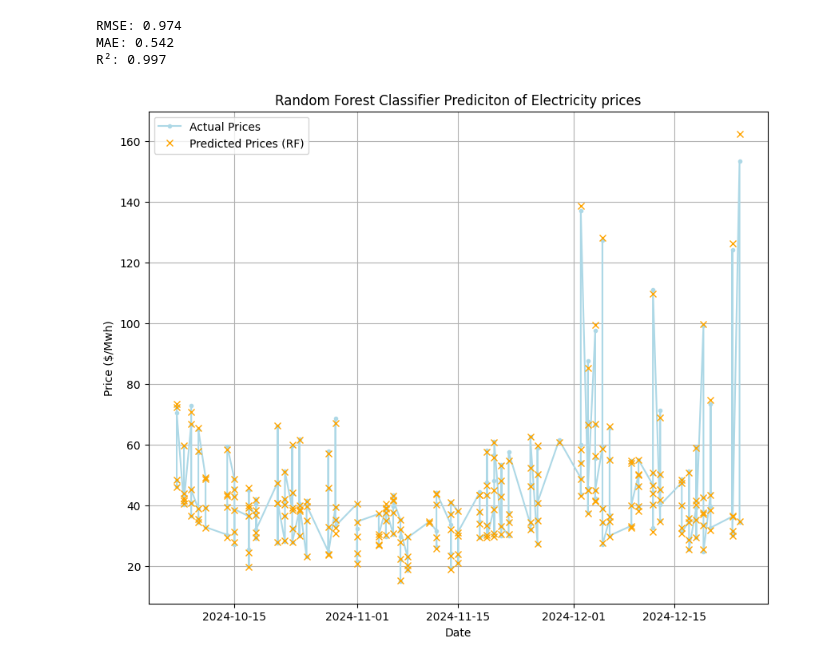
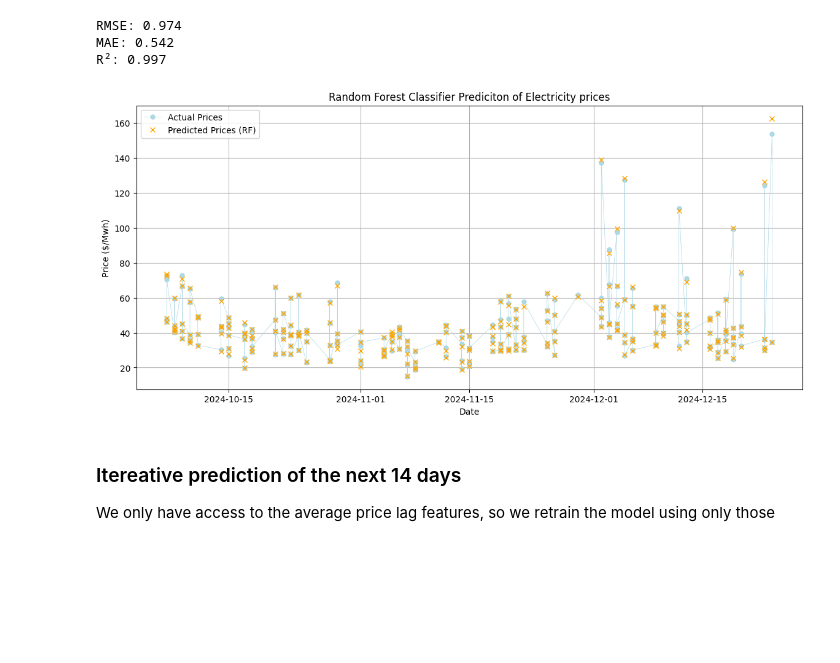
Before and after one commit to 2BeAsh/electricity-price-forecasting, a Jupyter notebook: notebooks/ML_forecasting.ipynb, the cells around one changed output. Cells and saved outputs as stored; diff of their text form; code cells hidden in the pictures; blank space fills up the shorter version.

```diff
--- a/notebooks/ML_forecasting.ipynb
+++ b/notebooks/ML_forecasting.ipynb
@@ -101,12 +107,15 @@ MAE: 0.542
 R²: 0.997
 # %%
 # Plot actual vs predicted
-fig, ax = plt.subplots(figsize=(10, 8))
-ax.plot(y_test.index, y_test, label="Actual Prices", c="lightblue", marker=".", ls="-")
-ax.plot(y_test.index, y_pred, label="Predicted Prices (RF)", c="orange", marker="x", ls="")
+fig, ax = plt.subplots(figsize=(14, 6))
+ax.plot(y_test.index, y_test, label="Actual Prices", c="lightblue", marker=".", ls="-", markersize=10, lw=0.5)
+ax.plot(y_test.index, y_pred, label="Predicted Prices (RF)", c="orange", marker="x", ls="", markersize=6)
 ax.set(xlabel="Date", ylabel="Price ($/Mwh)", title="Random Forest Classifier Prediciton of Electricity prices")
 ax.legend()
 ax.grid()
 plt.show()
 # %% [output]
-[figure, old version]
+[figure, new version]
+# %% [markdown]
+### Itereative prediction of the next 14 days
+We only have access to the average price lag features, so we retrain the model using only those
```
Also changed, not shown: parts of 12 cells of this notebook.
